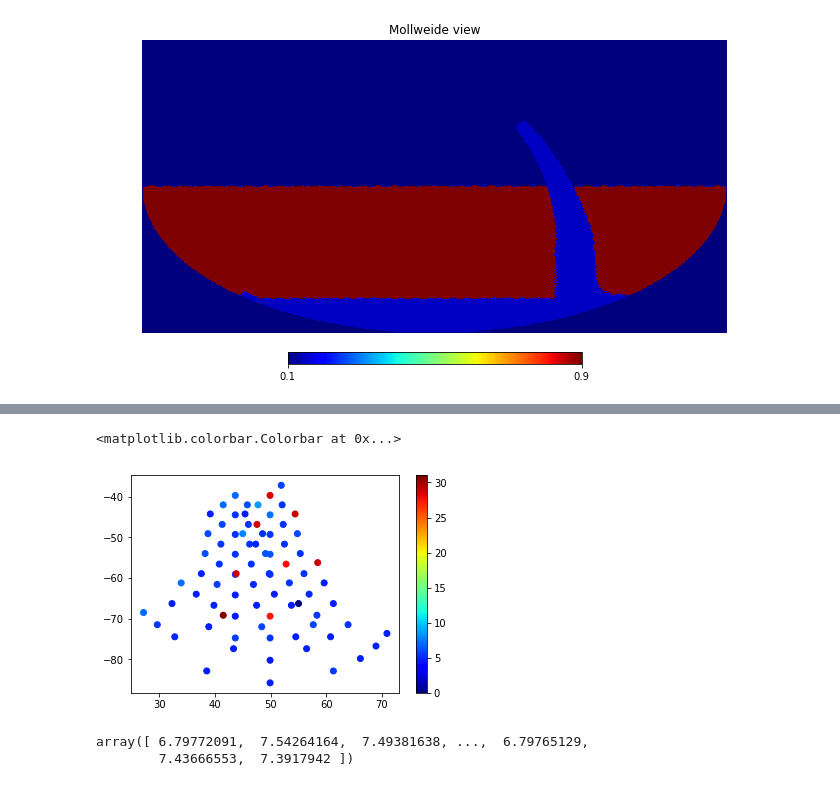
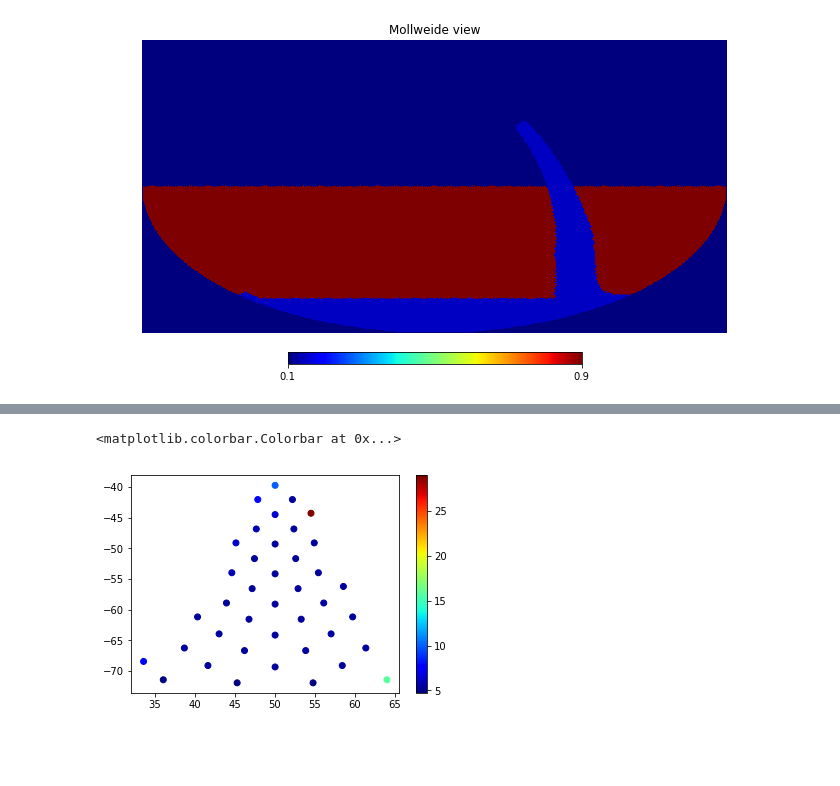
Before and after one commit to lsst-sims/legacy_sims_featureScheduler, a Jupyter notebook: examples/Standards/y_marching_south.ipynb, the cells around one changed output, grey strips where cells are left out. Saved outputs shown, nothing was run; the diff lists cells and outputs as text; code cells hidden in the pictures; blank space fills up the shorter version.

```diff
--- a/examples/Standards/y_marching_south.ipynb
+++ b/examples/Standards/y_marching_south.ipynb
@@ -6,20 +6,20 @@ from lsst.sims.speedObservatory import Speed_observatory
 import healpy as hp
 import matplotlib.pylab as plt
 # %%
-survey_length = 90 # days
+survey_length = 3.5 # days
 # Define what we want the final visit ratio map to look like
 target_map = fs.standard_goals()['y']
 bfs = []
 # Target number of observations
 bfs.append(fs.Target_map_basis_function(filtername='y', target_map=target_map))
 # Mask everything but the South
-bfs.append(fs.Quadrant_basis_function(quadrants=['S']))
+bfs.append(fs.Quadrant_basis_function(quadrants=['S'], azWidth=15., maxAlt=82.))
 # throw in the depth percentile for good measure
 bfs.append(fs.Depth_percentile_basis_function())
 
-weights = np.array([10., 1., .5])
+weights = np.array([1., 1., 1.])
 
-survey = fs.Marching_army_survey(bfs, weights)
+survey = fs.Marching_army_survey(bfs, weights, npick=40)
 scheduler = fs.Core_scheduler([survey])
 # %%
 observatory = Speed_observatory()
@@ -69,11 +103,8 @@ dtype([('RA', '<f8'), ('dec', '<f8'), ('mjd', '<f8'), ('exptime', '<f8'), ('filt
 # %%
-plt.scatter(observations['RA'][0:80], observations['dec'][0:80], c=observations['slewtime'][0:80], cmap='jet')
+i1 = 40
+i2=80
+plt.scatter(observations['RA'][i1:i2], observations['dec'][i1:i2], c=observations['slewtime'][i1:i2], cmap='jet')
 plt.colorbar()
 # %% [output]
 <matplotlib.colorbar.Colorbar at 0x...>
-[figure, old version]
+[figure, new version]
-# %%
-np.diff(observations['mjd']*24.*3600.)-30
-# %% [output]
-array([ 6.79772091,  7.54264164,  7.49381638, ...,  6.79765129,
-        7.43666553,  7.3917942 ])
```
Also changed, not shown: parts of 12 cells of this notebook, 4 other files.
